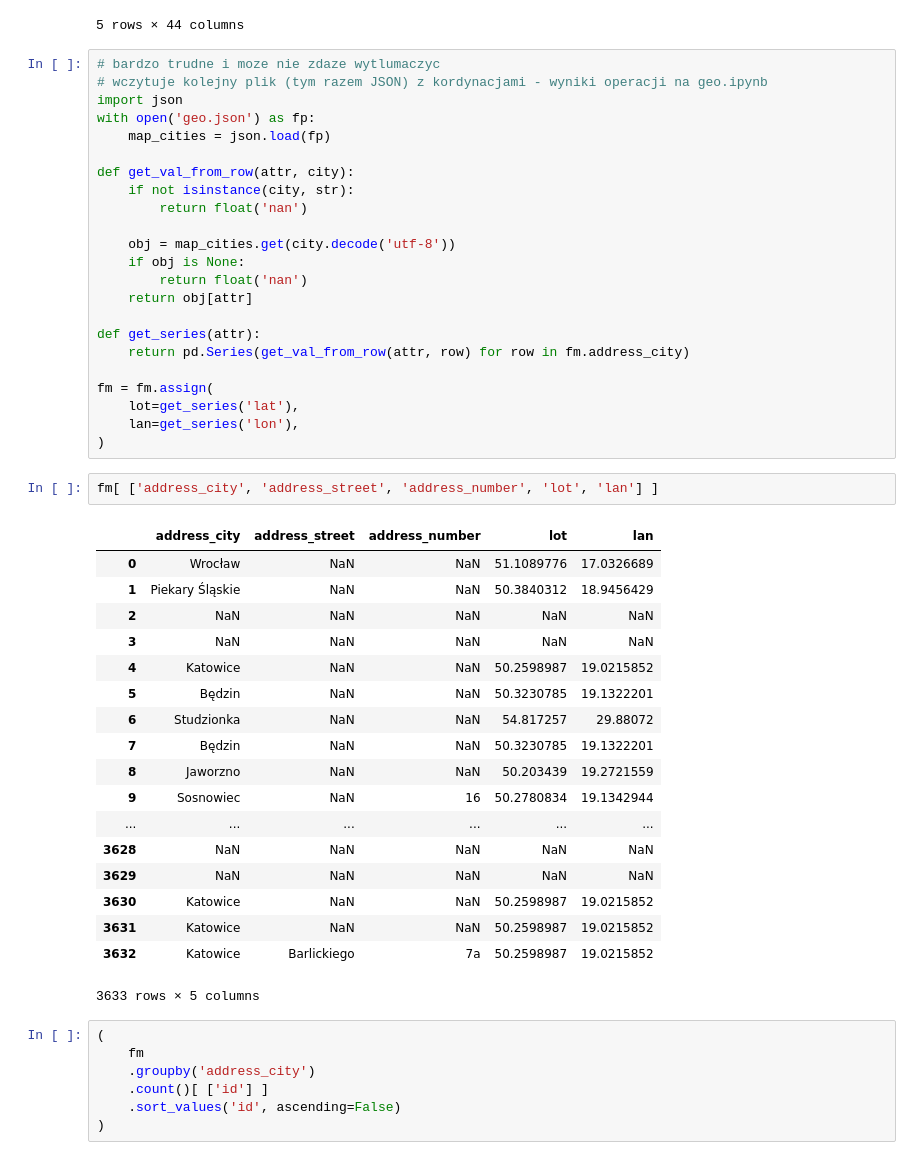
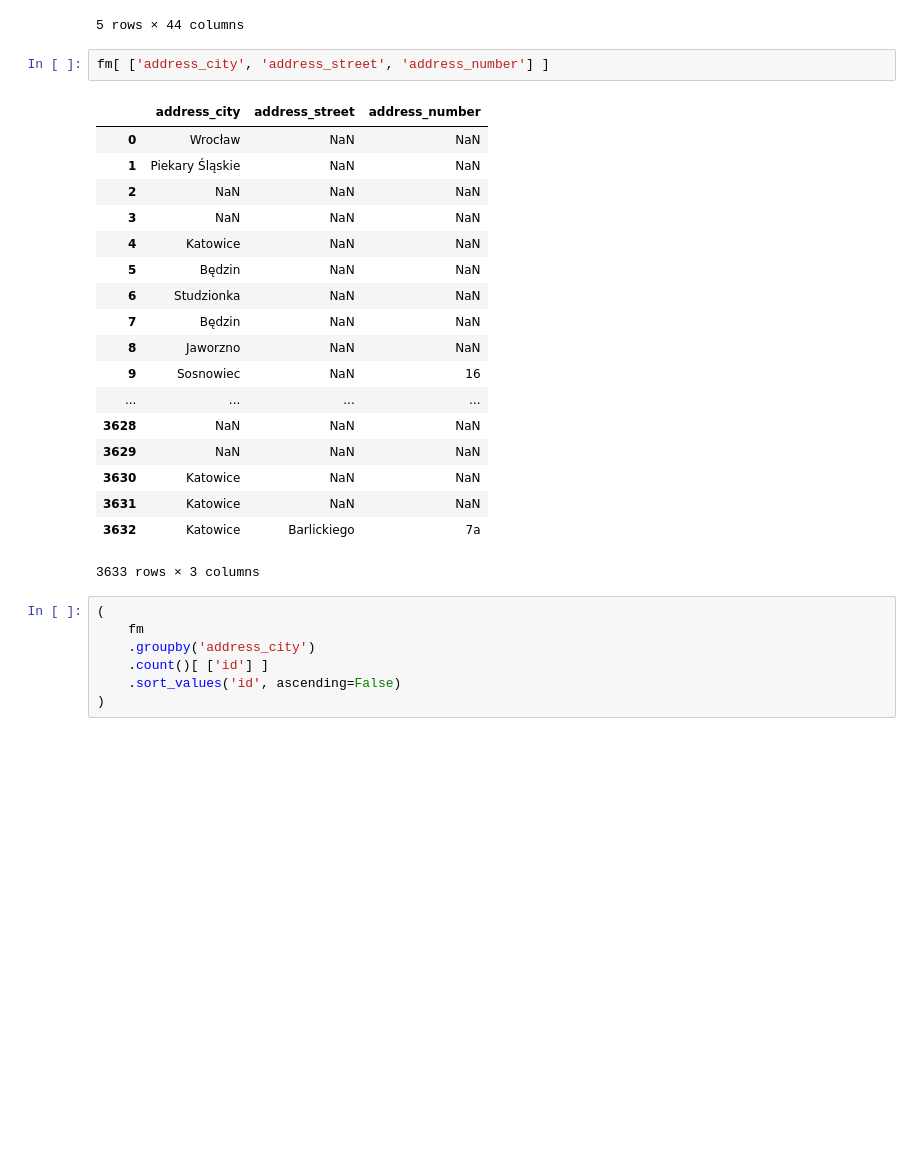
Before and after one commit to firemark/katowice-culture-survey, a Jupyter notebook: firemark.ipynb, the cells around one changed output. Cells and saved outputs as stored; diff of their text form; blank space fills up the shorter version.

```diff
--- a/firemark.ipynb
+++ b/firemark.ipynb
@@ -25,50 +25,27 @@ fm[:5]
 | 3 | Ars Independent | Ars Independent | 2016-09-28 | KMO Galeria 5 | 0.0 | 27.0 | K | NaN | ... |
 | 4 | Ars Independent | Ars Independent | 2016-09-28 | Drzwi Zwane Koniem | 0.0 | 19.0 | K | NaN | ... |
 5 rows × 44 columns
-# %%
-# bardzo trudne i moze nie zdaze wytlumaczyc
-# wczytuje kolejny plik (tym razem JSON) z kordynacjami - wyniki operacji na geo.ipynb
-import json
-with open('geo.json') as fp:
-    map_cities = json.load(fp)
-
-def get_val_from_row(attr, city):
-    if not isinstance(city, str):
-        return float('nan')
-
-    obj = map_cities.get(city.decode('utf-8'))
-    if obj is None:
-        return float('nan')
-    return obj[attr]
-
-def get_series(attr):
-    return pd.Series(get_val_from_row(attr, row) for row in fm.address_city)
-
-fm = fm.assign(
-    lot=get_series('lat'),
-    lan=get_series('lon'),
-)
 # %%
-fm[ ['address_city', 'address_street', 'address_number', 'lot', 'lan'] ]
+fm[ ['address_city', 'address_street', 'address_number'] ]
 # %% [output]
-|  | address_city | address_street | address_number | lot | lan |
-| 0 | Wrocław | NaN | NaN | 51.1089776 | 17.0326689 |
-| 1 | Piekary Śląskie | NaN | NaN | 50.3840312 | 18.9456429 |
-| 2 | NaN | NaN | NaN | NaN | NaN |
-| 3 | NaN | NaN | NaN | NaN | NaN |
-| 4 | Katowice | NaN | NaN | 50.2598987 | 19.0215852 |
-| 5 | Będzin | NaN | NaN | 50.3230785 | 19.1322201 |
-| 6 | Studzionka | NaN | NaN | 54.817257 | 29.88072 |
-| 7 | Będzin | NaN | NaN | 50.3230785 | 19.1322201 |
-| 8 | Jaworzno | NaN | NaN | 50.203439 | 19.2721559 |
-| 9 | Sosnowiec | NaN | 16 | 50.2780834 | 19.1342944 |
-| ... | ... | ... | ... | ... | ... |
-| 3628 | NaN | NaN | NaN | NaN | NaN |
-| 3629 | NaN | NaN | NaN | NaN | NaN |
-| 3630 | Katowice | NaN | NaN | 50.2598987 | 19.0215852 |
-| 3631 | Katowice | NaN | NaN | 50.2598987 | 19.0215852 |
-| 3632 | Katowice | Barlickiego | 7a | 50.2598987 | 19.0215852 |
+|  | address_city | address_street | address_number |
+| 0 | Wrocław | NaN | NaN |
+| 1 | Piekary Śląskie | NaN | NaN |
+| 2 | NaN | NaN | NaN |
+| 3 | NaN | NaN | NaN |
+| 4 | Katowice | NaN | NaN |
+| 5 | Będzin | NaN | NaN |
+| 6 | Studzionka | NaN | NaN |
+| 7 | Będzin | NaN | NaN |
+| 8 | Jaworzno | NaN | NaN |
+| 9 | Sosnowiec | NaN | 16 |
+| ... | ... | ... | ... |
+| 3628 | NaN | NaN | NaN |
+| 3629 | NaN | NaN | NaN |
+| 3630 | Katowice | NaN | NaN |
+| 3631 | Katowice | NaN | NaN |
+| 3632 | Katowice | Barlickiego | 7a |
-3633 rows × 5 columns
+3633 rows × 3 columns
 # %%
 (
     fm
```
Also changed, not shown: parts of 5 cells of this notebook.
